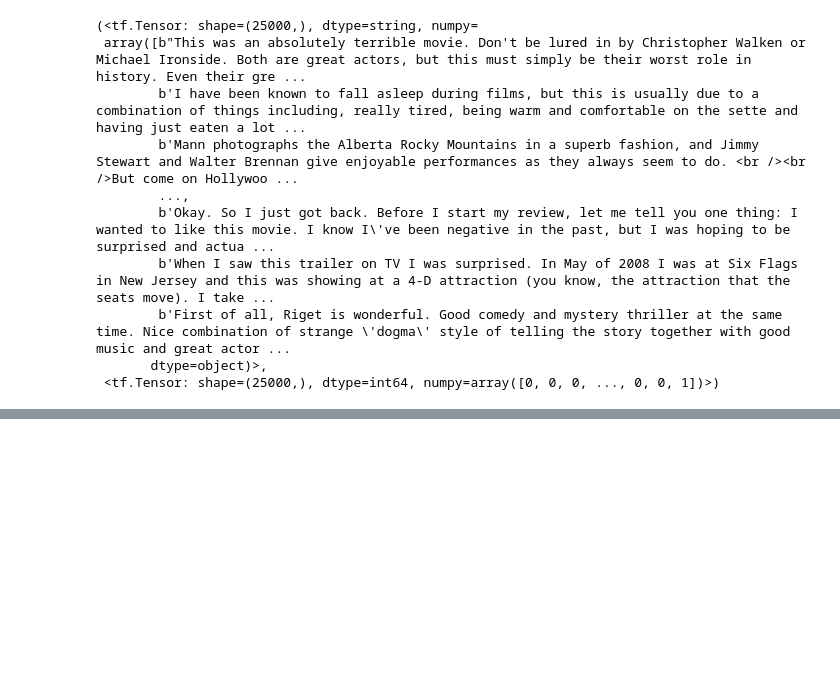
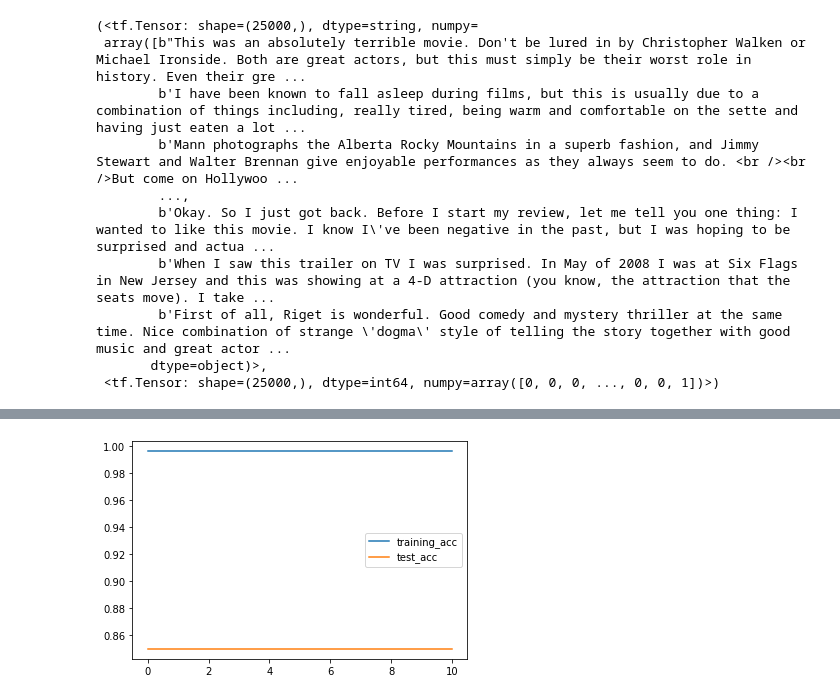
Before and after one commit to praveengadiyaram369/nlp_practice, a Jupyter notebook: sample_projects/movie_review_analysis/sentiment_analysis_moviereviews.ipynb, the cells around one changed output, grey strips where cells are left out. Saved outputs shown, nothing was run; the diff lists cells and outputs as text; code cells hidden in the pictures; blank space fills up the shorter version.

```diff
--- a/sample_projects/movie_review_analysis/sentiment_analysis_moviereviews.ipynb
+++ b/sample_projects/movie_review_analysis/sentiment_analysis_moviereviews.ipynb
@@ -35,0 +110,7 @@ train
+# %%
+plt.plot(history.history['accuracy'], label='training_acc')
+plt.plot(history.history['val_accuracy'], label='test_acc')
+plt.legend()
+plt.show()
+# %% [output]
+[figure, added]
```
Also changed, not shown: parts of 7 cells of this notebook.
